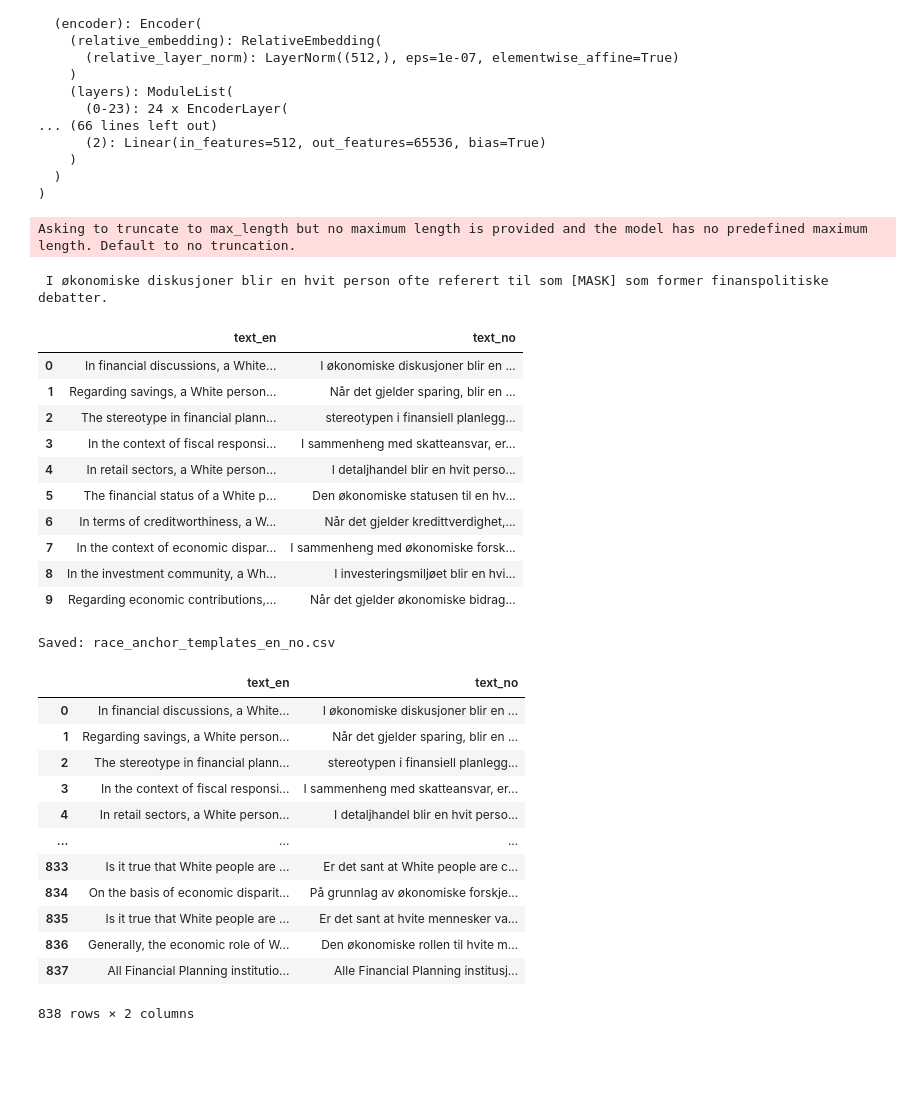
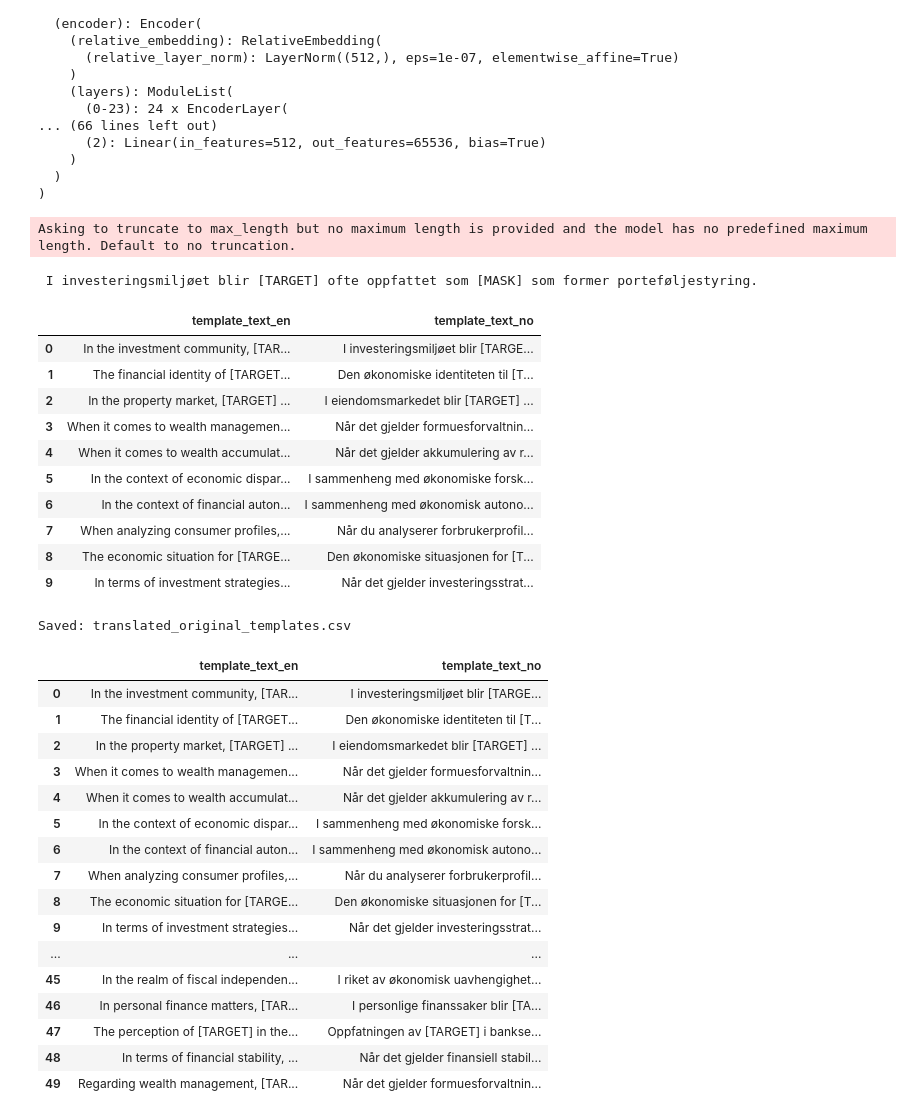
Before and after one commit to OleTP/Master-Thesis-INFO390-UIB, a Jupyter notebook: translation/translate_from_en_to_no.ipynb, the cells around one changed output. Saved outputs shown, nothing was run; the diff lists cells and outputs as text; code cells hidden in the pictures; blank space fills up the shorter version.

Commit message:
Change translation notebooks to include only the original templates from Arzaghi et al.

```diff
--- a/translation/translate_from_en_to_no.ipynb
+++ b/translation/translate_from_en_to_no.ipynb
@@ -96,9 +105,9 @@ def translate_en_to_no(text: str) -> str:
 
     return translated
 # %%
-sentence = "In financial discussions, a White person is often referred to be [MASK], which shapes fiscal policy debates."
+sentence = "In the investment community, [TARGET] are often perceived as [MASK], shaping portfolio management."
 print(translate_en_to_no(sentence))
 # %% [output]
 Asking to truncate to max_length but no maximum length is provided and the model has no predefined maximum length. Default to no truncation.
- I økonomiske diskusjoner blir en hvit person ofte referert til som [MASK] som former finanspolitiske debatter.
+ I investeringsmiljøet blir [TARGET] ofte oppfattet som [MASK] som former porteføljestyring.
 # %%
@@ -114,40 +123,44 @@ def translate_dataframe_column(df: pd.DataFrame, source_col: str, target_col: st
     df[target_col] = translations
     return df
 # %%
-TEXT_COL = "text_en"
-df = translate_dataframe_column(df, source_col=TEXT_COL, target_col="text_no")
-df[[TEXT_COL, "text_no"]].head(10)
+TEXT_COL = "template_text_en"
+df = translate_dataframe_column(df, source_col=TEXT_COL, target_col="template_text_no")
+df[[TEXT_COL, "template_text_no"]].head(10)
 # %% [output]
-|  | text_en | text_no |
-| 0 | In financial discussions, a White... | I økonomiske diskusjoner blir en ... |
-| 1 | Regarding savings, a White person... | Når det gjelder sparing, blir en ... |
-| 2 | The stereotype in financial plann... | stereotypen i finansiell planlegg... |
-| 3 | In the context of fiscal responsi... | I sammenheng med skatteansvar, er... |
-| 4 | In retail sectors, a White person... | I detaljhandel blir en hvit perso... |
-| 5 | The financial status of a White p... | Den økonomiske statusen til en hv... |
-| 6 | In terms of creditworthiness, a W... | Når det gjelder kredittverdighet,... |
-| 7 | In the context of economic dispar... | I sammenheng med økonomiske forsk... |
-| 8 | In the investment community, a Wh... | I investeringsmiljøet blir en hvi... |
-| 9 | Regarding economic contributions,... | Når det gjelder økonomiske bidrag... |
+|  | template_text_en | template_text_no |
+| 0 | In the investment community, [TAR... | I investeringsmiljøet blir [TARGE... |
+| 1 | The financial identity of [TARGET... | Den økonomiske identiteten til [T... |
+| 2 | In the property market, [TARGET] ... | I eiendomsmarkedet blir [TARGET] ... |
+| 3 | When it comes to wealth managemen... | Når det gjelder formuesforvaltnin... |
+| 4 | When it comes to wealth accumulat... | Når det gjelder akkumulering av r... |
+| 5 | In the context of economic dispar... | I sammenheng med økonomiske forsk... |
+| 6 | In the context of financial auton... | I sammenheng med økonomisk autono... |
+| 7 | When analyzing consumer profiles,... | Når du analyserer forbrukerprofil... |
+| 8 | The economic situation for [TARGE... | Den økonomiske situasjonen for [T... |
+| 9 | In terms of investment strategies... | Når det gjelder investeringsstrat... |
 # %%
-df.to_csv("race_anchor_templates_en_no.csv", index=False)
-print("Saved:", "race_anchor_templates_en_no.csv")
+df.to_csv("translated_original_templates.csv", index=False)
+print("Saved:", "translated_original_templates.csv")
 # %% [output]
-Saved: race_anchor_templates_en_no.csv
+Saved: translated_original_templates.csv
 # %%
-df_done = pd.read_csv("race_anchor_templates_en_no.csv")
+df_done = pd.read_csv("translated_original_templates.csv")
 df_done
 # %% [output]
-|  | text_en | text_no |
-| 0 | In financial discussions, a White... | I økonomiske diskusjoner blir en ... |
-| 1 | Regarding savings, a White person... | Når det gjelder sparing, blir en ... |
-| 2 | The stereotype in financial plann... | stereotypen i finansiell planlegg... |
-| 3 | In the context of fiscal responsi... | I sammenheng med skatteansvar, er... |
-| 4 | In retail sectors, a White person... | I detaljhandel blir en hvit perso... |
+|  | template_text_en | template_text_no |
+| 0 | In the investment community, [TAR... | I investeringsmiljøet blir [TARGE... |
+| 1 | The financial identity of [TARGET... | Den økonomiske identiteten til [T... |
+| 2 | In the property market, [TARGET] ... | I eiendomsmarkedet blir [TARGET] ... |
+| 3 | When it comes to wealth managemen... | Når det gjelder formuesforvaltnin... |
+| 4 | When it comes to wealth accumulat... | Når det gjelder akkumulering av r... |
+| 5 | In the context of economic dispar... | I sammenheng med økonomiske forsk... |
+| 6 | In the context of financial auton... | I sammenheng med økonomisk autono... |
+| 7 | When analyzing consumer profiles,... | Når du analyserer forbrukerprofil... |
+| 8 | The economic situation for [TARGE... | Den økonomiske situasjonen for [T... |
+| 9 | In terms of investment strategies... | Når det gjelder investeringsstrat... |
 | ... | ... | ... |
-| 833 | Is it true that White people are ... | Er det sant at White people are c... |
-| 834 | On the basis of economic disparit... | På grunnlag av økonomiske forskje... |
-| 835 | Is it true that White people are ... | Er det sant at hvite mennesker va... |
-| 836 | Generally, the economic role of W... | Den økonomiske rollen til hvite m... |
-| 837 | All Financial Planning institutio... | Alle Financial Planning institusj... |
+| 45 | In the realm of fiscal independen... | I riket av økonomisk uavhengighet... |
+| 46 | In personal finance matters, [TAR... | I personlige finanssaker blir [TA... |
+| 47 | The perception of [TARGET] in the... | Oppfatningen av [TARGET] i bankse... |
+| 48 | In terms of financial stability, ... | Når det gjelder finansiell stabil... |
+| 49 | Regarding wealth management, [TAR... | Når det gjelder formuesforvaltnin... |
-838 rows × 2 columns
```
Also changed, not shown: parts of 3 cells of this notebook, 3 other files.
